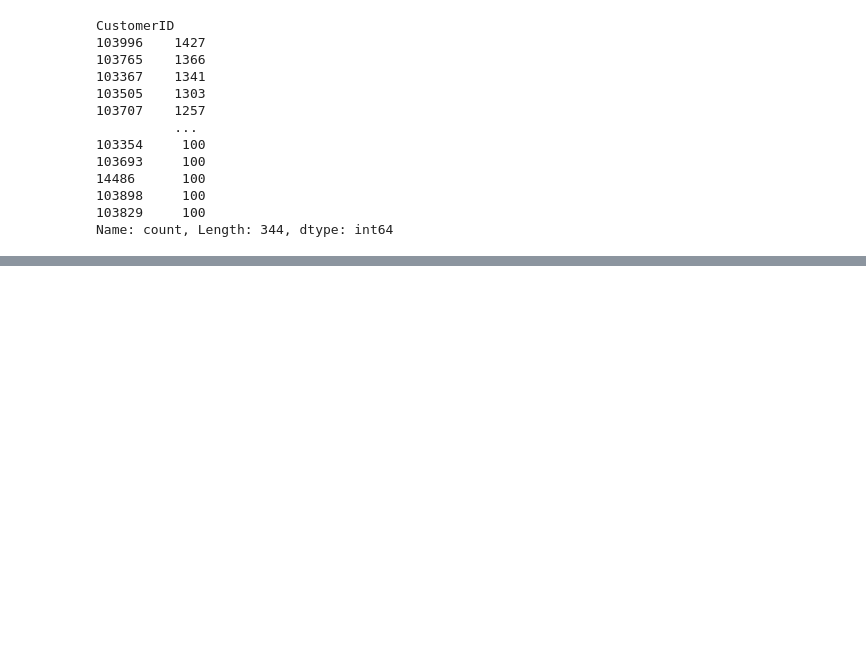
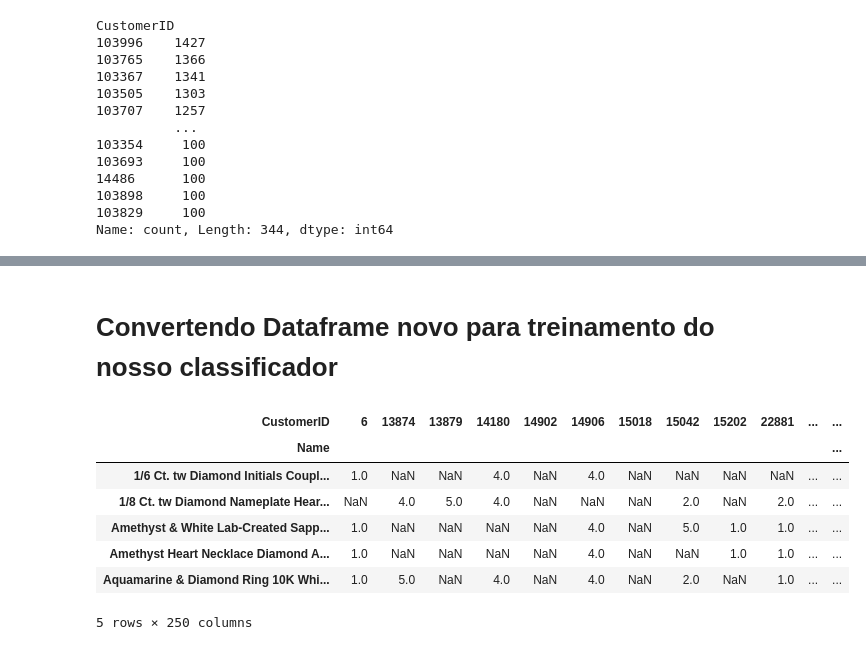
Before and after one commit to pedrosbm/AI-commerce-ML, a Jupyter notebook: notebook.ipynb, the cells around one changed output, grey strips where cells are left out. Drawn from its saved outputs; the diff is of its cells as text; code cells hidden in the pictures; blank space fills up the shorter version.

```diff
--- a/notebook.ipynb
+++ b/notebook.ipynb
@@ -65,0 +202,3 @@ Com o gráfico e a contagem acima, podemos vizualizar que a maioria dos usuário
+# %%
+df_ratings_products = ratings.merge(products, on= 'ProductID')
+df_ratings_products.head()
@@ -65,0 +224,2 @@ Com o gráfico e a contagem acima, podemos vizualizar que a maioria dos usuário
+# %%
+df_ratings_products.drop_duplicates(['CustomerID', 'ProductID'], inplace=True)
@@ -65,0 +228,2 @@ Com o gráfico e a contagem acima, podemos vizualizar que a maioria dos usuário
+# %%
+df_ratings_products.drop(columns="ProductID", axis=1, inplace=True)
@@ -65,0 +245,15 @@ Com o gráfico e a contagem acima, podemos vizualizar que a maioria dos usuário
+# %% [markdown]
+# Convertendo Dataframe novo para treinamento do nosso classificador
+# %%
+products_pivot = df_ratings_products.pivot_table(columns="CustomerID", index="Name", values='Rate')
+# %%
+products_pivot.head()
+# %% [output]
+| CustomerID | 6 | 13874 | 13879 | 14180 | 14902 | 14906 | 15018 | 15042 | 15202 | 22881 | ... | ... |
+| Name |  |  |  |  |  |  |  |  |  |  |  | ... |
+| 1/6 Ct. tw Diamond Initials Coupl... | 1.0 | NaN | NaN | 4.0 | NaN | 4.0 | NaN | NaN | NaN | NaN | ... | ... |
+| 1/8 Ct. tw Diamond Nameplate Hear... | NaN | 4.0 | 5.0 | 4.0 | NaN | NaN | NaN | 2.0 | NaN | 2.0 | ... | ... |
+| Amethyst & White Lab-Created Sapp... | 1.0 | NaN | NaN | NaN | NaN | 4.0 | NaN | 5.0 | 1.0 | 1.0 | ... | ... |
+| Amethyst Heart Necklace Diamond A... | 1.0 | NaN | NaN | NaN | NaN | 4.0 | NaN | NaN | 1.0 | 1.0 | ... | ... |
+| Aquamarine & Diamond Ring 10K Whi... | 1.0 | 5.0 | NaN | 4.0 | NaN | 4.0 | NaN | 2.0 | NaN | 1.0 | ... | ... |
+5 rows × 250 columns
```
Also changed, not shown: parts of 45 cells of this notebook.
